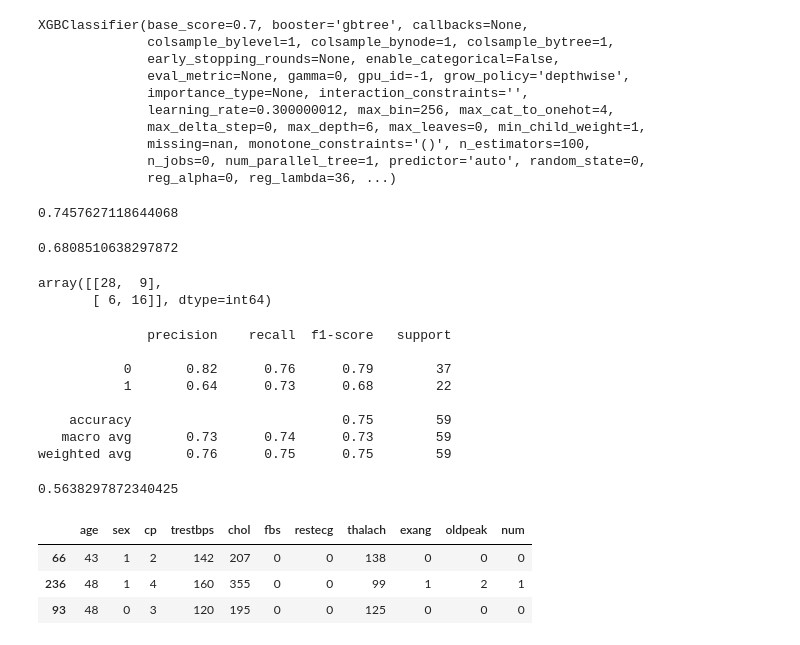
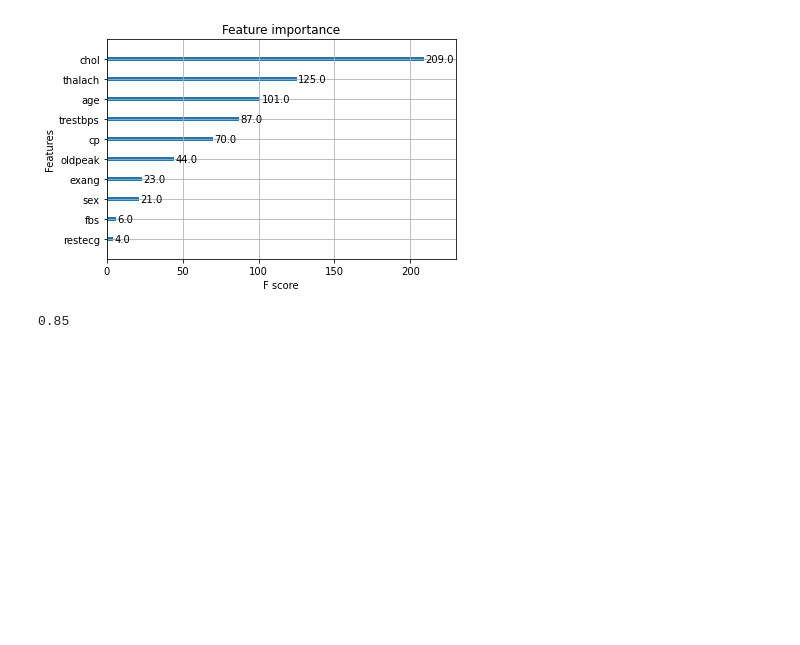
Before and after one commit to Bartito95/heart_analysis, a Jupyter notebook: model.ipynb, the cells around one changed output. Cells and saved outputs as stored; diff of their text form; code cells hidden in the pictures; blank space fills up the shorter version.

Commit message:
data standarization, model before tunning implementation

```diff
--- a/model.ipynb
+++ b/model.ipynb
@@ -34,3 +43,0 @@ new_data.shape
-# %%
-standarized = StandardScaler()
-standarized.fit(x)
@@ -48,0 +47,12 @@ model = xgb.XGBClassifier(reg_lambda = 36, reg_alpha = 0, base_score = 0.7)
+# %%
+class Split:
+    def __init__(self, x, y) -> None:
+        self.x = x
+        self.y = y
+
+    def splitting(self):
+        return train_test_split(self.x, self.y, test_size=0.1, random_state=42)
+# %%
+train_x, test_x, train_y, test_y = Split(x, y).splitting()
+st_train_x, st_test_x, st_train_y, st_test_y = Split(x_standarized, y).splitting()
+sc_train_x, sc_test_x, sc_train_y, sc_test_y = Split(x_scaling, y).splitting()
@@ -49,21 +91,2 @@ model = xgb.XGBClassifier(reg_lambda = 36, reg_alpha = 0, base_score = 0.7)
 # %%
-model.fit(train_x,train_y)
+model = xgb.XGBClassifier().fit(train_x, train_y)
-# %% [output]
-XGBClassifier(base_score=0.7, booster='gbtree', callbacks=None,
-              colsample_bylevel=1, colsample_bynode=1, colsample_bytree=1,
-              early_stopping_rounds=None, enable_categorical=False,
-              eval_metric=None, gamma=0, gpu_id=-1, grow_policy='depthwise',
-              importance_type=None, interaction_constraints='',
-              learning_rate=0.300000012, max_bin=256, max_cat_to_onehot=4,
-              max_delta_step=0, max_depth=6, max_leaves=0, min_child_weight=1,
-              missing=nan, monotone_constraints='()', n_estimators=100,
-              n_jobs=0, num_parallel_tree=1, predictor='auto', random_state=0,
-              reg_alpha=0, reg_lambda=36, ...)
-# %%
-model.score(test_x,test_y)
-# %% [output]
-0.7457627118644068
-# %%
-f1_score(test_y, pred)
-# %% [output]
-0.6808510638297872
@@ -76,21 +98,10 @@ pred = model.predict(test_x)
+# %%
+xgb.plot_importance(model)
+plt.tight_layout()
+plt.show()
+# %% [output]
+[figure, added]
 # %%
-confusion_matrix(test_y, pred)
+roc_auc_score(test_y, pred)
 # %% [output]
-array([[28,  9],
-       [ 6, 16]], dtype=int64)
+0.85
-# %%
-print(classification_report(test_y, pred))
-# %% [output]
-              precision    recall  f1-score   support
-
-           0       0.82      0.76      0.79        37
-           1       0.64      0.73      0.68        22
-
-    accuracy                           0.75        59
-   macro avg       0.73      0.74      0.73        59
-weighted avg       0.76      0.75      0.75        59
-# %%
-y.value_counts()
-print(106 / 188)
-# %% [output]
-0.5638297872340425
@@ -99,7 +107,0 @@ z = [1,2,3,4]
-# %%
-data.sample(3)
-# %% [output]
-|  | age | sex | cp | trestbps | chol | fbs | restecg | thalach | exang | oldpeak | num |
-| 66 | 43 | 1 | 2 | 142 | 207 | 0 | 0 | 138 | 0 | 0 | 0 |
-| 236 | 48 | 1 | 4 | 160 | 355 | 0 | 0 | 99 | 1 | 2 | 1 |
-| 93 | 48 | 0 | 3 | 120 | 195 | 0 | 0 | 125 | 0 | 0 | 0 |
```
Also changed, not shown: parts of 26 cells of this notebook.
